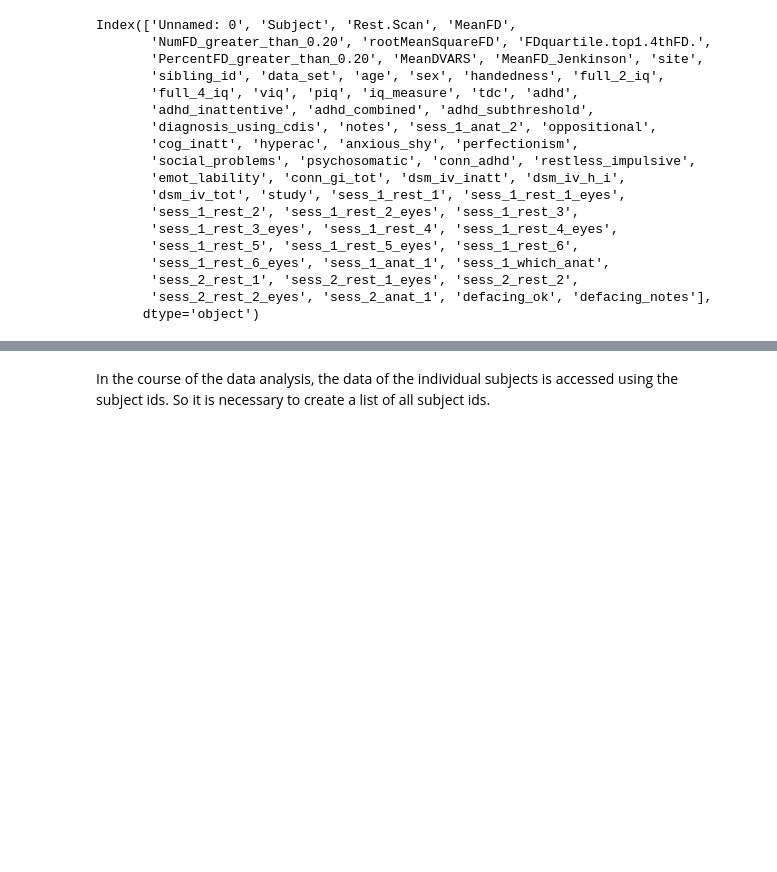
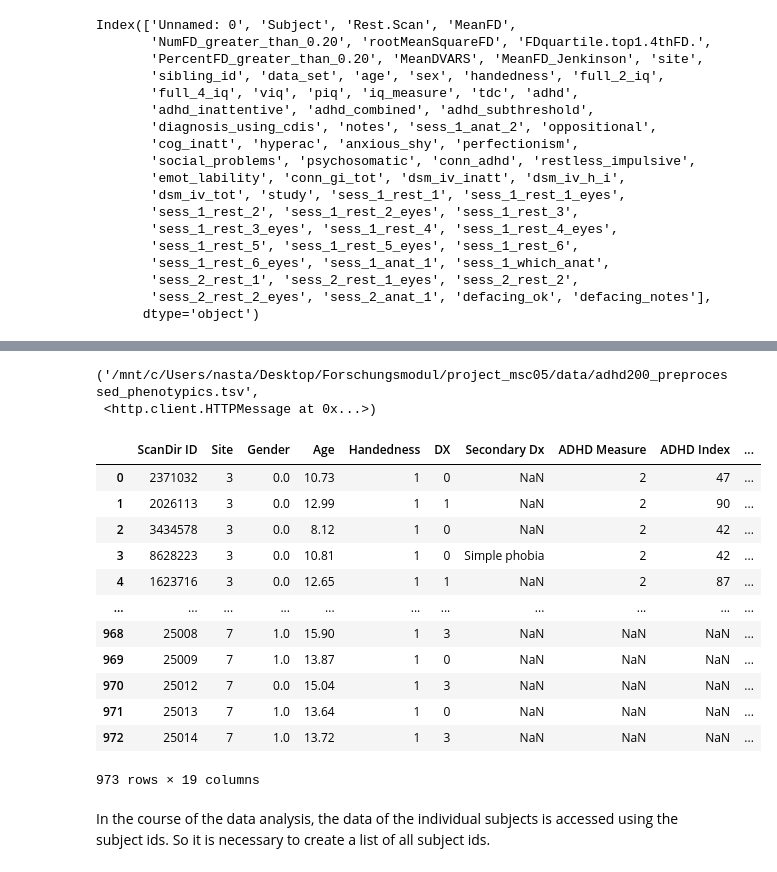
Before and after one commit to nwiltberg/project_msc05, a Jupyter notebook: code/data_exploration.ipynb, the cells around one changed output, grey strips where cells are left out. Cells and saved outputs as stored; diff of their text form; code cells hidden in the pictures; blank space fills up the shorter version.

Commit message:
loaded phenotypic data of the whole dataset

```diff
--- a/code/data_exploration.ipynb
+++ b/code/data_exploration.ipynb
@@ -102,3 +121,28 @@ Index(['Unnamed: 0', 'Subject', 'Rest.Scan', 'MeanFD',
+# %%
+# load phenotypic file of the whole ADHD-200 sample to explore it
+import urllib.request
+url = "https://www.nitrc.org/frs/download.php/9024/adhd200_preprocessed_phenotypics.tsv"
+urllib.request.urlretrieve(url, '/mnt/c/Users/nasta/Desktop/Forschungsmodul/project_msc05/data/adhd200_preprocessed_phenotypics.tsv')
+# %% [output]
+('/mnt/c/Users/nasta/Desktop/Forschungsmodul/project_msc05/data/adhd200_preprocessed_phenotypics.tsv',
+ <http.client.HTTPMessage at 0x...>)
+# %%
+# read the phenotypic file
+pd.read_csv('data/adhd200_preprocessed_phenotypics.tsv', sep='\t')
+# %% [output]
+|  | ScanDir ID | Site | Gender | Age | Handedness | DX | Secondary Dx | ADHD Measure | ADHD Index | ... |
+| 0 | 2371032 | 3 | 0.0 | 10.73 | 1 | 0 | NaN | 2 | 47 | ... |
+| 1 | 2026113 | 3 | 0.0 | 12.99 | 1 | 1 | NaN | 2 | 90 | ... |
+| 2 | 3434578 | 3 | 0.0 | 8.12 | 1 | 0 | NaN | 2 | 42 | ... |
+| 3 | 8628223 | 3 | 0.0 | 10.81 | 1 | 0 | Simple phobia | 2 | 42 | ... |
+| 4 | 1623716 | 3 | 0.0 | 12.65 | 1 | 1 | NaN | 2 | 87 | ... |
+| ... | ... | ... | ... | ... | ... | ... | ... | ... | ... | ... |
+| 968 | 25008 | 7 | 1.0 | 15.90 | 1 | 3 | NaN | NaN | NaN | ... |
+| 969 | 25009 | 7 | 1.0 | 13.87 | 1 | 0 | NaN | NaN | NaN | ... |
+| 970 | 25012 | 7 | 0.0 | 15.04 | 1 | 3 | NaN | NaN | NaN | ... |
+| 971 | 25013 | 7 | 1.0 | 13.64 | 1 | 0 | NaN | NaN | NaN | ... |
+| 972 | 25014 | 7 | 1.0 | 13.72 | 1 | 3 | NaN | NaN | NaN | ... |
+973 rows × 19 columns
 # %% [markdown]
 In the course of the data analysis, the data of the individual subjects is accessed using the subject ids. So it is necessary to create a list of all subject ids.
 # %%
```
Also changed, not shown: parts of 3 cells of this notebook.
